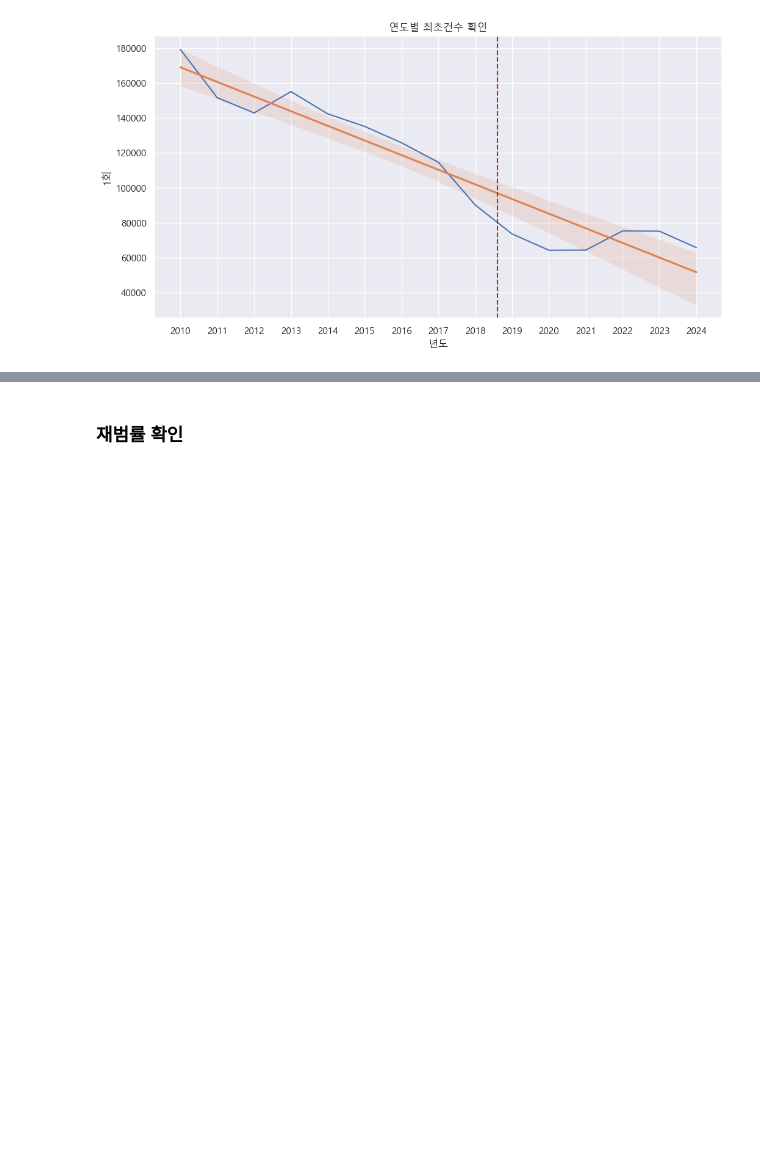
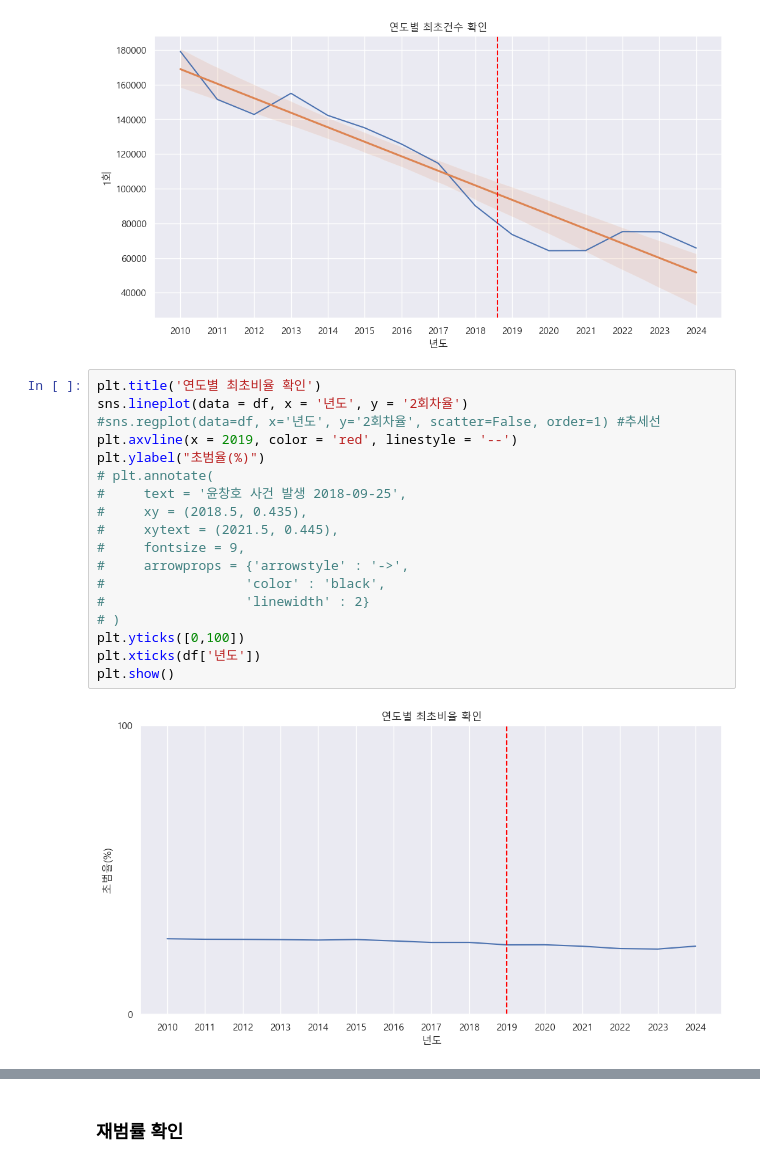
Before and after one commit to Eunhasuiin/LikeLion_Mid_team_14, a Jupyter notebook: members/장주호/notebooks/연도별 음주운전 초범률,재범률 변화.ipynb, the cells around one changed output, grey strips where cells are left out. Drawn from its saved outputs; the diff is of its cells as text; blank space fills up the shorter version.

```diff
--- a/members/장주호/notebooks/연도별 음주운전 초범률,재범률 변화.ipynb
+++ b/members/장주호/notebooks/연도별 음주운전 초범률,재범률 변화.ipynb
@@ -113,3 +106,23 @@ plt.xticks(df['년도'])
 plt.show()
 # %% [output]
 [figure]
+# %%
+plt.title('연도별 최초비율 확인')
+sns.lineplot(data = df, x = '년도', y = '2회차율')
+#sns.regplot(data=df, x='년도', y='2회차율', scatter=False, order=1) #추세선
+plt.axvline(x = 2019, color = 'red', linestyle = '--')
+plt.ylabel("초범율(%)")
+# plt.annotate(
+#     text = '윤창호 사건 발생 2018-09-25',
+#     xy = (2018.5, 0.435),
+#     xytext = (2021.5, 0.445),
+#     fontsize = 9,
+#     arrowprops = {'arrowstyle' : '->',
+#                  'color' : 'black',
+#                  'linewidth' : 2}
+# )
+plt.yticks([0,100])
+plt.xticks(df['년도'])
+plt.show()
+# %% [output]
+[figure, added]
```
Also changed, not shown: parts of 20 cells of this notebook, 13 other files.
